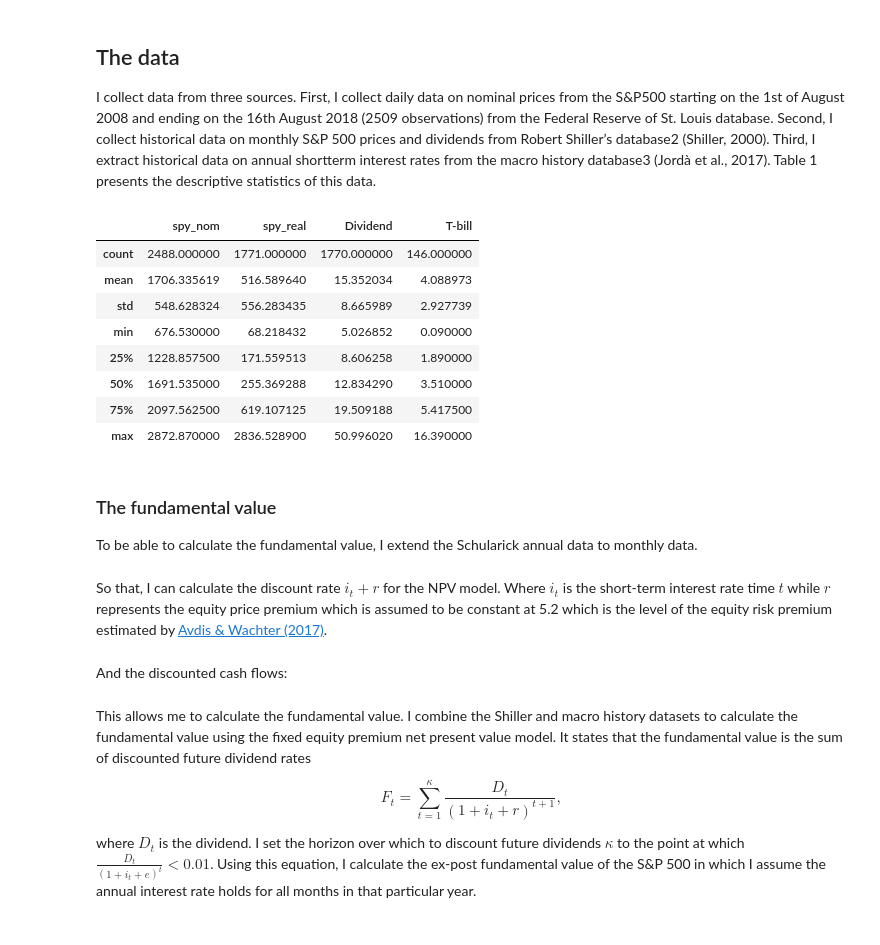
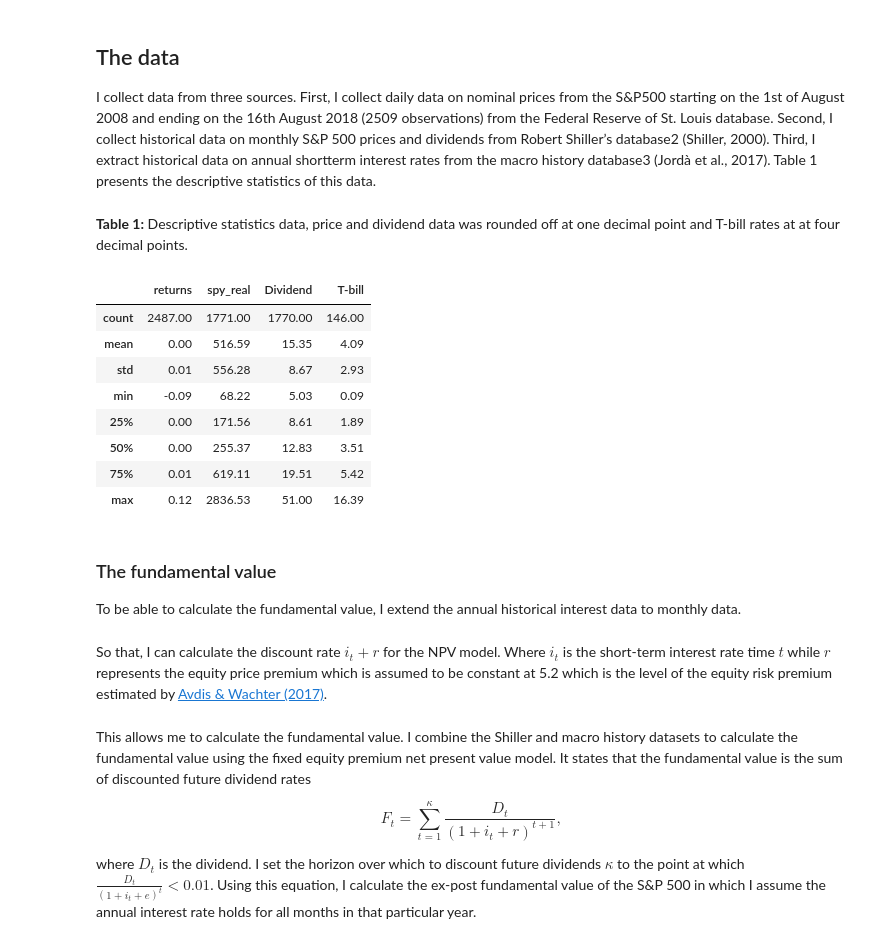
Before and after one commit to joerischasfoort/sim-fin-abm, a Jupyter notebook: Fundamentals_decoupled_in_an_agent-based_model.ipynb, the cells around one changed output. Saved outputs shown, nothing was run; the diff lists cells and outputs as text; code cells hidden in the pictures.

```diff
--- a/Fundamentals_decoupled_in_an_agent-based_model.ipynb
+++ b/Fundamentals_decoupled_in_an_agent-based_model.ipynb
@@ -109,27 +113,31 @@ schul_data = pd.read_excel('http://www.macrohistory.net/JST/JSTmoneyR3.xlsx', sh
 schul_data = schul_data.loc[(schul_data.country == 'USA')]
 schul_data = schul_data.iloc[1:]
 schul_data = schul_data.set_index('year')
+# %% [markdown]
+**Table 1:** Descriptive statistics data, price and dividend data was rounded off at one decimal point and T-bill rates at at four decimal points.
 # %%
-all_data = pd.DataFrame()
-all_data['spy_nom'] = spy_nom_price.describe()
-all_data['spy_real'] = shiller_data['Price'].describe()
-all_data['Dividend'] = shiller_data['Dividend'].describe()
-all_data['T-bill'] = schul_data['stir'].describe()
-all_data
+table1_descriptives = pd.DataFrame()
+table1_descriptives['returns'] = spy_nom_returns.describe()
+table1_descriptives['spy_real'] = shiller_data['Price'].describe()
+table1_descriptives['Dividend'] = shiller_data['Dividend'].describe()
+table1_descriptives['T-bill'] = schul_data['stir'].describe()
+table1_descriptives = table1_descriptives.round(decimals=2)
+table1_descriptives.to_csv('table1.csv', sep='&')
+table1_descriptives
 # %% [output]
-|  | spy_nom | spy_real | Dividend | T-bill |
-| count | 2488.000000 | 1771.000000 | 1770.000000 | 146.000000 |
-| mean | 1706.335619 | 516.589640 | 15.352034 | 4.088973 |
-| std | 548.628324 | 556.283435 | 8.665989 | 2.927739 |
-| min | 676.530000 | 68.218432 | 5.026852 | 0.090000 |
-| 25% | 1228.857500 | 171.559513 | 8.606258 | 1.890000 |
-| 50% | 1691.535000 | 255.369288 | 12.834290 | 3.510000 |
-| 75% | 2097.562500 | 619.107125 | 19.509188 | 5.417500 |
-| max | 2872.870000 | 2836.528900 | 50.996020 | 16.390000 |
+|  | returns | spy_real | Dividend | T-bill |
+| count | 2487.00 | 1771.00 | 1770.00 | 146.00 |
+| mean | 0.00 | 516.59 | 15.35 | 4.09 |
+| std | 0.01 | 556.28 | 8.67 | 2.93 |
+| min | -0.09 | 68.22 | 5.03 | 0.09 |
+| 25% | 0.00 | 171.56 | 8.61 | 1.89 |
+| 50% | 0.00 | 255.37 | 12.83 | 3.51 |
+| 75% | 0.01 | 619.11 | 19.51 | 5.42 |
+| max | 0.12 | 2836.53 | 51.00 | 16.39 |
 # %% [markdown]
 ### The fundamental value
 
-To be able to calculate the fundamental value, I extend the Schularick annual data to monthly data.
+To be able to calculate the fundamental value, I extend the annual historical interest data to monthly data.
 # %%
 schul_data['stir']
 
@@ -147,5 +155,3 @@ So that, I can calculate the discount rate $i_t + r$ for the NPV model. Where $i
 # %%
 discount_rates = np.array(short_term_int) + 5.2
 discount_rates = pd.Series(discount_rates).apply(div_by_hundred)
-# %% [markdown]
-And the discounted cash flows:
```
Also changed, not shown: parts of 54 cells of this notebook, 2 other files.
